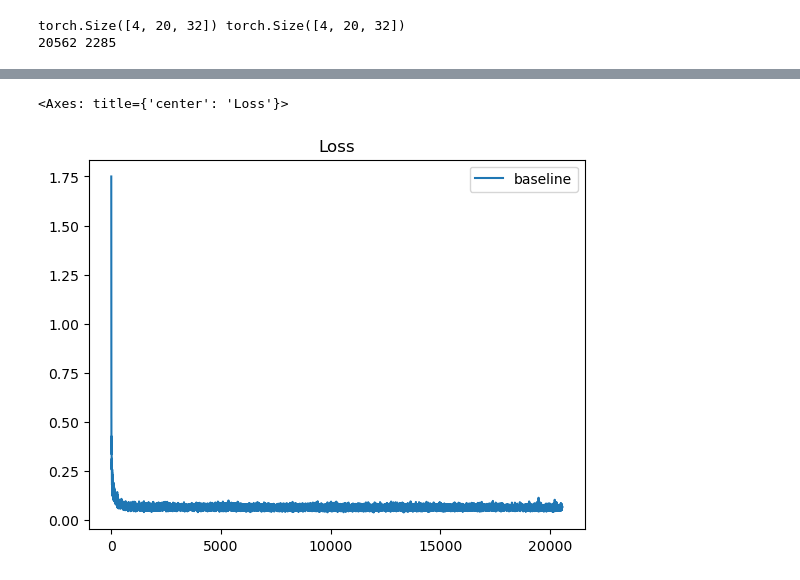
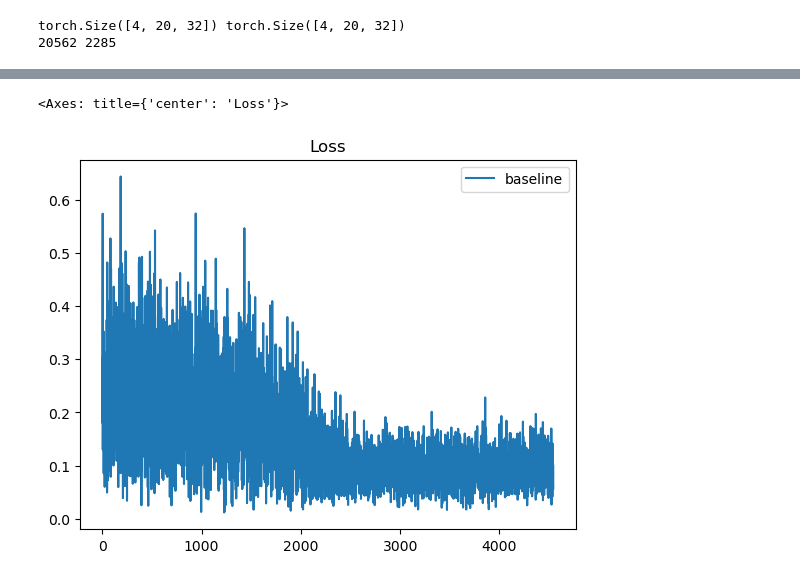
Before and after one commit to priest-yang/Pedestrian-Trajectory-Prediction, a Jupyter notebook: notebook/pred_model.ipynb, the cells around one changed output, grey strips where cells are left out. Saved outputs shown, nothing was run; the diff lists cells and outputs as text; code cells hidden in the pictures.

Commit message:
update the TFT model

```diff
--- a/notebook/pred_model.ipynb
+++ b/notebook/pred_model.ipynb
@@ -66,7 +68,8 @@ ds.generate_data()
 
 train:torch.utils.data.DataLoader
 test:torch.utils.data.DataLoader
-train, test = ds.split_data(frac=0.9, shuffle=True, batch_size=4)
+
+train, test = ds.split_data(frac=0.9, shuffle=True, train_batch_size=train_batch_size, test_batch_size=test_batch_size)
 
 
 feature_dim = ds.feature_dim
@@ -150,0 +279,10 @@ TraPredModel(
+# %%
+device = torch.device('cuda' if torch.cuda.is_available() else 'cpu')
+print(f"Using {device}")
+
+model = TraPredModel(input_size=feature_dim, lookback=lookback, \
+    hidden_size=128, bidirectional=True, device=device)
+optimizer = optim.AdamW(model.parameters(), lr=1e-6)
+loss_fn = nn.MSELoss()
+
+model.to(device)
@@ -151,12 +308,20 @@ TraPredModel(
 # %%
-n_epochs = 1
-eval_step = 3000
+
+n_epochs = 10
+eval_step = 1000
+future_steps = 20
+
 # model = TraPredModel(input_size=numeric_df.shape[1], lookback=lookback)
 
 save_every = 10000
 train_all = len(train)
 
 loss_all = []
+
+now = datetime.now()
+folder_name = now.strftime("%b%d_%H-%M-%S")
+os.makedirs(f'../model/{folder_name}', exist_ok=True)
+
 
 for epoch in range(n_epochs):
     model.train()
@@ -165,8 +330,11 @@ for epoch in range(n_epochs):
         y_batch = y_batch.float().to(device)
         optimizer.zero_grad()
 
-        y_pred = model(X_batch)
-        loss = torch.mean(loss_fn(y_pred, y_batch[:, :1, :].squeeze(1)))
+        if X_batch.shape[0] != model.batch_size:
+            continue
+        y_pred = model(X_batch, future_steps=future_steps)
+        loss = torch.mean(loss_fn(y_pred[:, :future_steps, :2], y_batch[:, :future_steps, :2].squeeze(1)))
+
         if torch.isnan(loss):
             print("Loss is NaN")
             continue
@@ -179,7 +347,8 @@ for epoch in range(n_epochs):
         # Validation
         if (epoch * train_all + step + 1) % save_every == 0:
             print(f"Saving model at epoch {epoch+1}, step {step+1}")
-            torch.save(model.state_dict(), f"../model/model_{epoch+1}_{step+1}.pt")
+
+            torch.save(model.state_dict(), f"../model/{folder_name}/model_{epoch+1}_{step+1}.pt")
 
         if (epoch * train_all + step + 1) % eval_step == 0:
             print(f"Start testing")
@@ -188,10 +357,12 @@ for epoch in range(n_epochs):
                 all_test = len(test)
                 test_rmse_all = []
                 for X_test_batch, y_test_batch in tqdm(test):
+                    if X_test_batch.shape[0] != model.batch_size:
+                        continue
                     X_test_batch = X_test_batch.float().to(device)
                     y_test_batch = y_test_batch.float().to(device)
-                    y_pred = model(X_test_batch)
-                    test_rmse = torch.mean(loss_fn(y_pred, y_test_batch[:, :1, :]))
+                    y_pred = model(X_test_batch, future_steps=future_steps)
+                    test_rmse = torch.mean(loss_fn(y_pred[:, :future_steps, :2], y_test_batch[:, :future_steps, :2]))
                     test_rmse = torch.sqrt(test_rmse)
                     if not torch.isnan(test_rmse):
                         test_rmse_all.append(test_rmse.item())
@@ -215,9 +439,9 @@ Epoch 1: test RMSE 0.2433
 # %%
-# df = pd.DataFrame({'baseline': loss_all}) #, 'state': loss_state
-# df.plot(title='Loss')
+df = pd.DataFrame({'baseline': loss_all}) #, 'state': loss_state
+df.plot(title='Loss')
 # %% [output]
 <Axes: title={'center': 'Loss'}>
-[figure, old version]
+[figure, new version]
 # %%
 loss_np = np.sqrt(np.array(loss_all))
 np.save('../model/loss_baseline.npy', loss_np)
```
Also changed, not shown: parts of 10 cells of this notebook, 6 other files.
